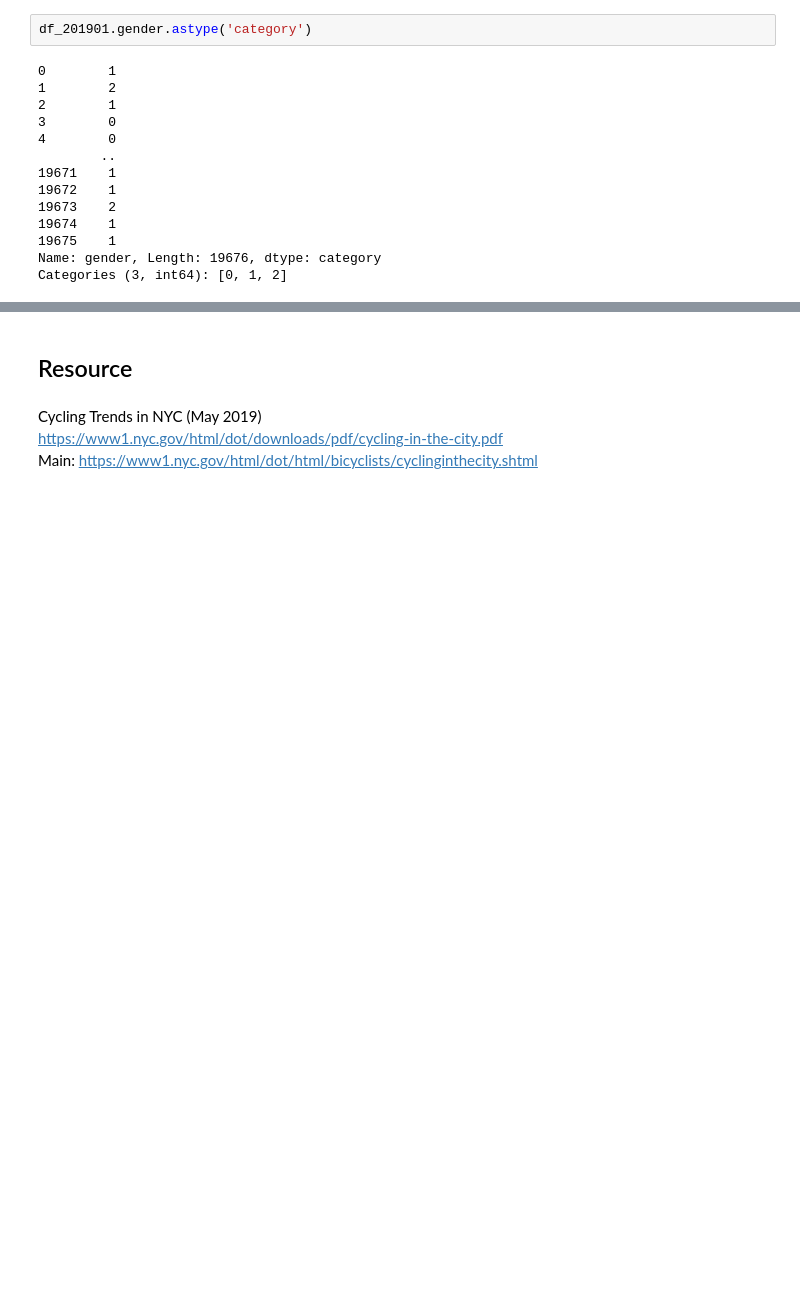
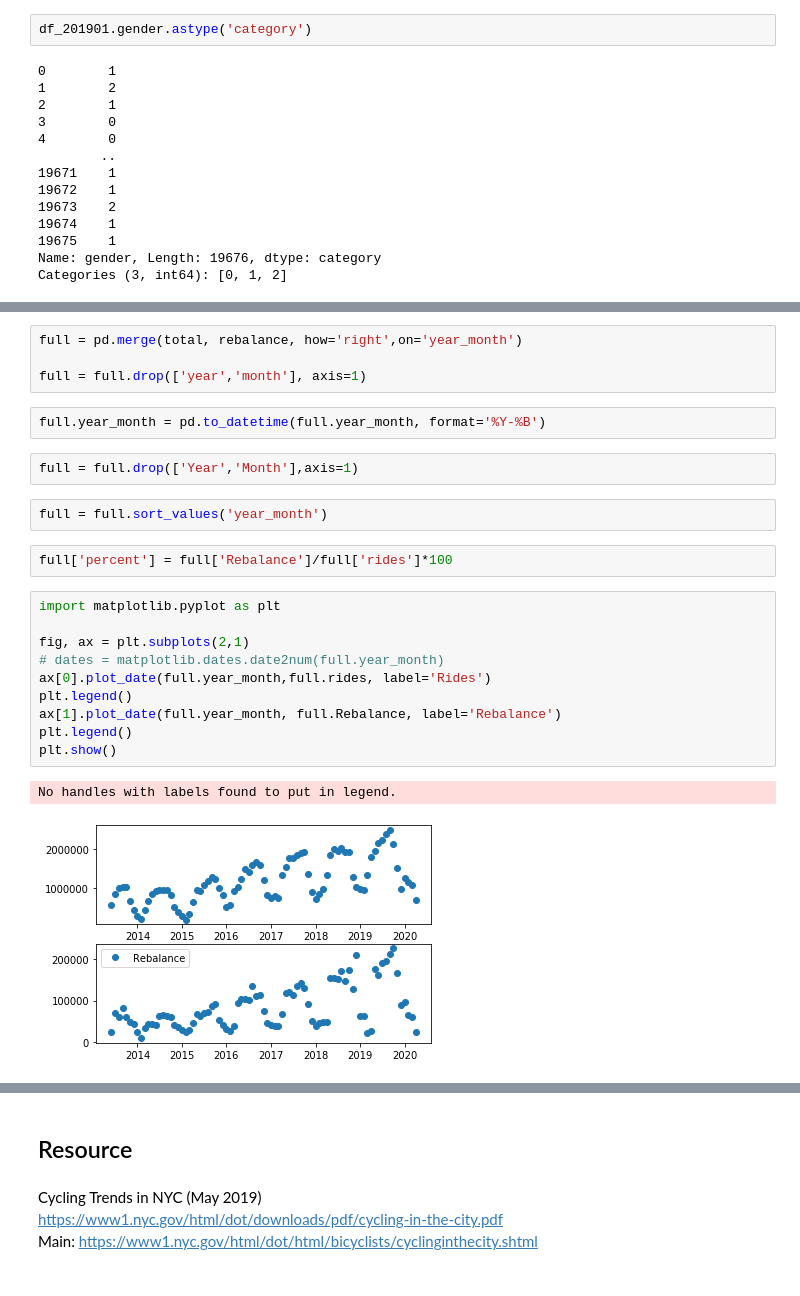
Before and after one commit to Data-Science-Link/project_bike_rental_analysis, a Jupyter notebook: scripts/workspace/Tin_Alex/EDA.ipynb, the cells around one changed output, grey strips where cells are left out. Cells and saved outputs as stored; diff of their text form; blank space fills up the shorter version.

```diff
--- a/scripts/workspace/Tin_Alex/EDA.ipynb
+++ b/scripts/workspace/Tin_Alex/EDA.ipynb
@@ -155,0 +173,25 @@ True
+# %%
+full = pd.merge(total, rebalance, how='right',on='year_month')
+
+full = full.drop(['year','month'], axis=1)
+# %%
+full.year_month = pd.to_datetime(full.year_month, format='%Y-%B')
+# %%
+full = full.drop(['Year','Month'],axis=1)
+# %%
+full = full.sort_values('year_month')
+# %%
+full['percent'] = full['Rebalance']/full['rides']*100
+# %%
+import matplotlib.pyplot as plt
+
+fig, ax = plt.subplots(2,1)
+# dates = matplotlib.dates.date2num(full.year_month)
+ax[0].plot_date(full.year_month,full.rides, label='Rides')
+plt.legend()
+ax[1].plot_date(full.year_month, full.Rebalance, label='Rebalance')
+plt.legend()
+plt.show()
+# %% [output]
+No handles with labels found to put in legend.
+[figure, added]
```
Also changed, not shown: parts of 16 cells of this notebook, 2 other files.
